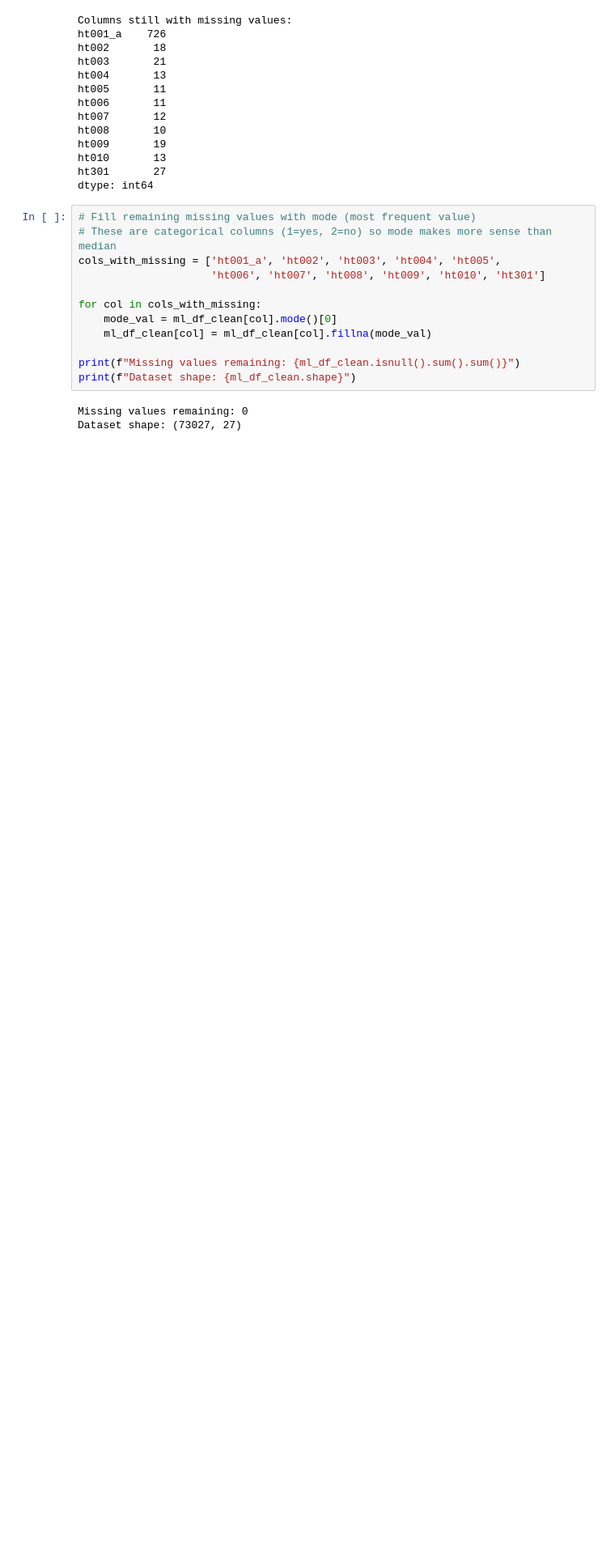
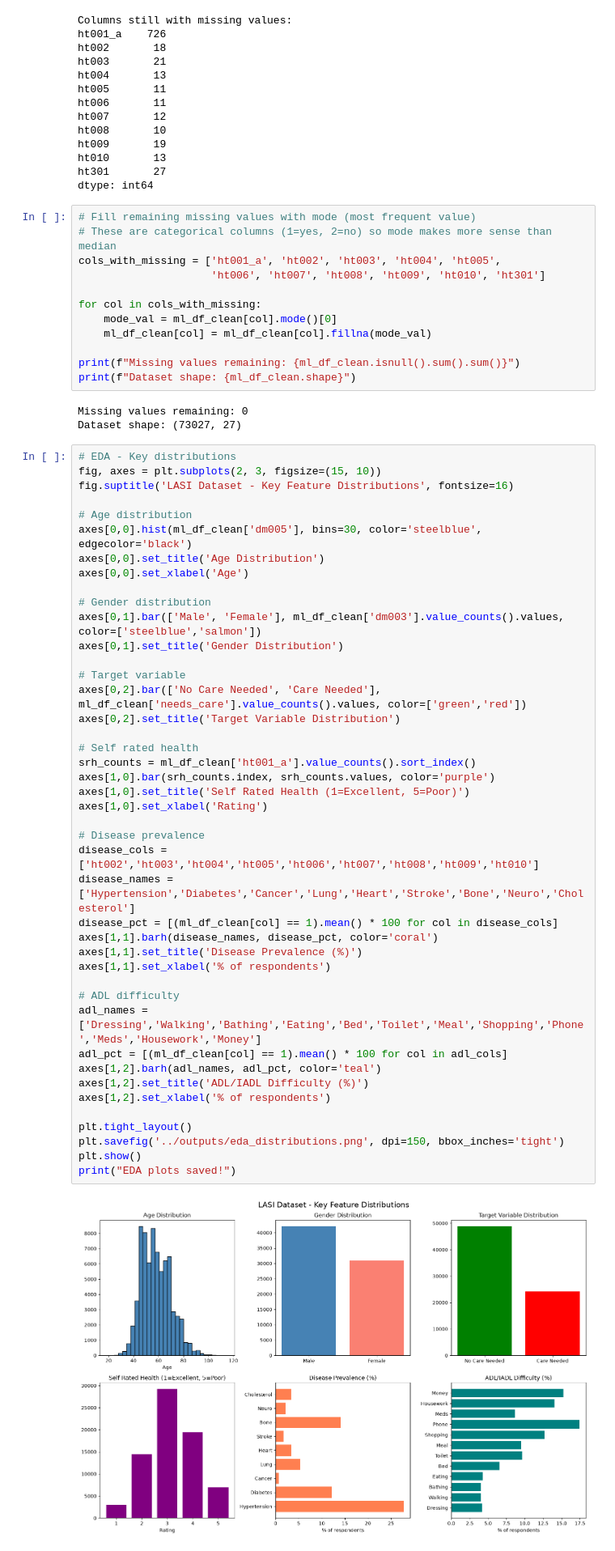
Before and after one commit to Tushar-Sekhri/elder-care-risk-prediction, a Jupyter notebook: notebooks/eda.ipynb, the cells around one changed output. Shown at 81% size. Saved outputs shown, nothing was run; the diff lists cells and outputs as text; blank space fills up the shorter version.

```diff
--- a/notebooks/eda.ipynb
+++ b/notebooks/eda.ipynb
@@ -152,3 +152,48 @@ print(f"Dataset shape: {ml_df_clean.shape}")
 # %% [output]
 Missing values remaining: 0
 Dataset shape: (73027, 27)
+# %%
+# EDA - Key distributions
+fig, axes = plt.subplots(2, 3, figsize=(15, 10))
+fig.suptitle('LASI Dataset - Key Feature Distributions', fontsize=16)
+
+# Age distribution
+axes[0,0].hist(ml_df_clean['dm005'], bins=30, color='steelblue', edgecolor='black')
+axes[0,0].set_title('Age Distribution')
+axes[0,0].set_xlabel('Age')
+
+# Gender distribution
+axes[0,1].bar(['Male', 'Female'], ml_df_clean['dm003'].value_counts().values, color=['steelblue','salmon'])
+axes[0,1].set_title('Gender Distribution')
+
+# Target variable
+axes[0,2].bar(['No Care Needed', 'Care Needed'], ml_df_clean['needs_care'].value_counts().values, color=['green','red'])
+axes[0,2].set_title('Target Variable Distribution')
+
+# Self rated health
+srh_counts = ml_df_clean['ht001_a'].value_counts().sort_index()
+axes[1,0].bar(srh_counts.index, srh_counts.values, color='purple')
+axes[1,0].set_title('Self Rated Health (1=Excellent, 5=Poor)')
+axes[1,0].set_xlabel('Rating')
+
+# Disease prevalence
+disease_cols = ['ht002','ht003','ht004','ht005','ht006','ht007','ht008','ht009','ht010']
+disease_names = ['Hypertension','Diabetes','Cancer','Lung','Heart','Stroke','Bone','Neuro','Cholesterol']
+disease_pct = [(ml_df_clean[col] == 1).mean() * 100 for col in disease_cols]
+axes[1,1].barh(disease_names, disease_pct, color='coral')
+axes[1,1].set_title('Disease Prevalence (%)')
+axes[1,1].set_xlabel('% of respondents')
+
+# ADL difficulty
+adl_names = ['Dressing','Walking','Bathing','Eating','Bed','Toilet','Meal','Shopping','Phone','Meds','Housework','Money']
+adl_pct = [(ml_df_clean[col] == 1).mean() * 100 for col in adl_cols]
+axes[1,2].barh(adl_names, adl_pct, color='teal')
+axes[1,2].set_title('ADL/IADL Difficulty (%)')
+axes[1,2].set_xlabel('% of respondents')
+
+plt.tight_layout()
+plt.savefig('../outputs/eda_distributions.png', dpi=150, bbox_inches='tight')
+plt.show()
+print("EDA plots saved!")
+# %% [output]
+[figure, added]
```
Also changed, not shown: parts of 6 cells of this notebook, 2 other files.
